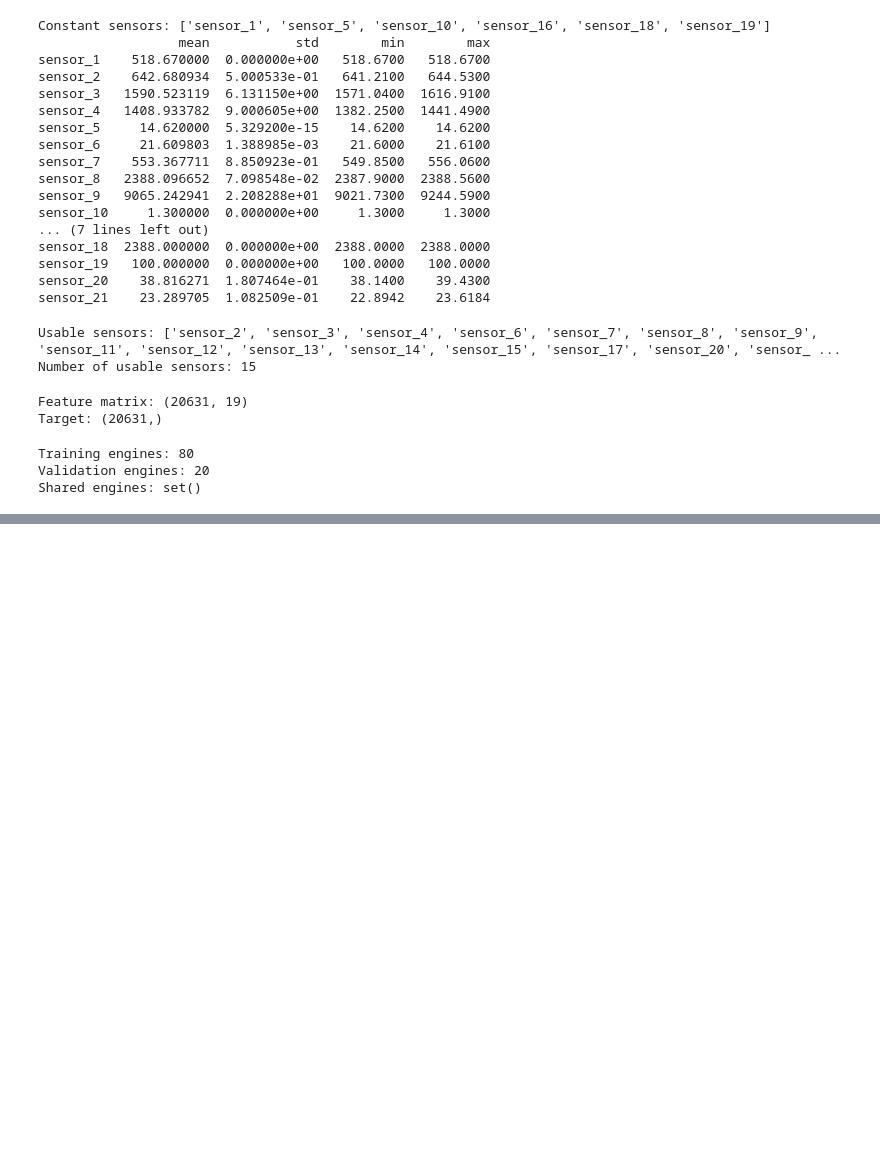
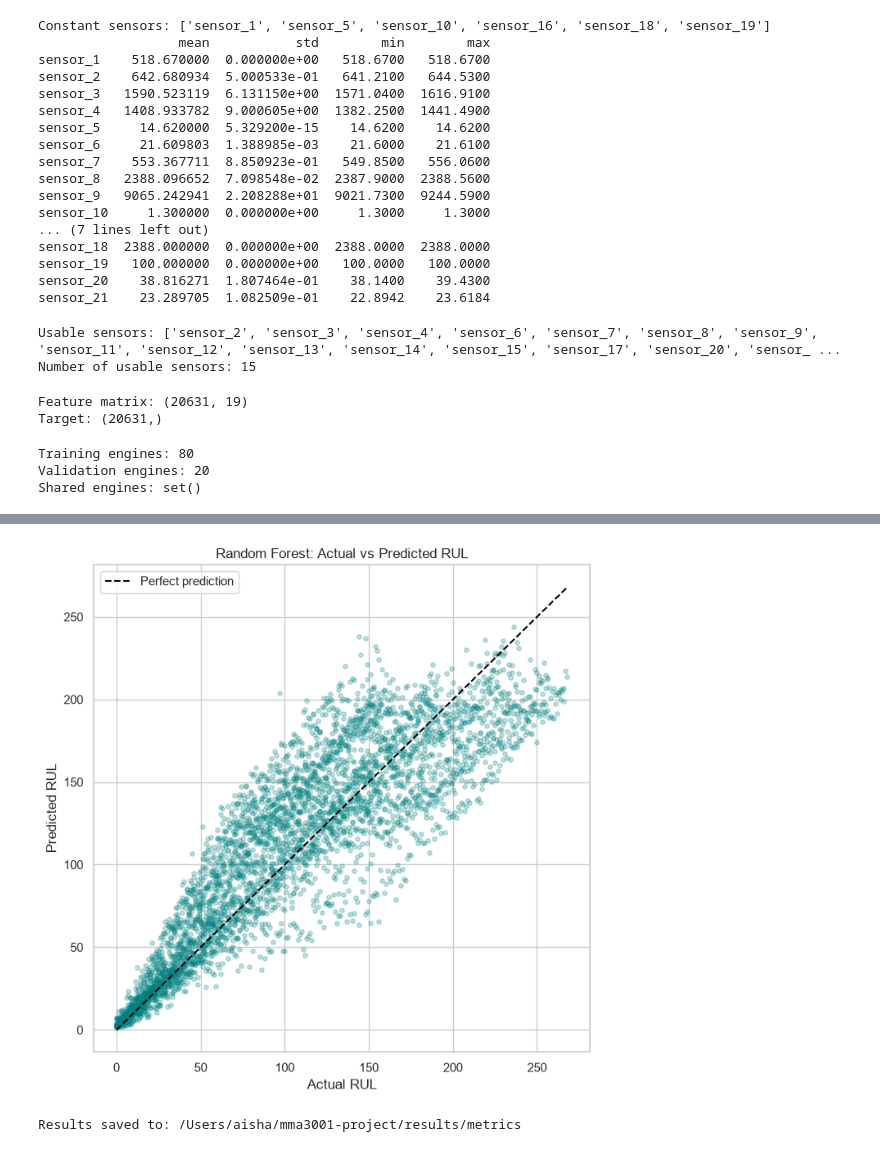
Before and after one commit to aishab-creator/mma3001-project, a Jupyter notebook: notebooks/01_fd001_baseline.ipynb, the cells around one changed output, grey strips where cells are left out. Cells and saved outputs as stored; diff of their text form; code cells hidden in the pictures; blank space fills up the shorter version.

```diff
--- a/notebooks/01_fd001_baseline.ipynb
+++ b/notebooks/01_fd001_baseline.ipynb
@@ -344,0 +445,56 @@ def evaluate_model(name, y_true, y_prediction):
+# %%
+plt.figure(figsize=(7, 7))
+
+plt.scatter(
+    y_validation,
+    forest_predictions,
+    alpha=0.25,
+    s=15,
+    color="teal"
+)
+
+minimum_value = min(
+    y_validation.min(),
+    forest_predictions.min()
+)
+
+maximum_value = max(
+    y_validation.max(),
+    forest_predictions.max()
+)
+
+plt.plot(
+    [minimum_value, maximum_value],
+    [minimum_value, maximum_value],
+    linestyle="--",
+    color="black",
+    label="Perfect prediction"
+)
+
+plt.xlabel("Actual RUL")
+plt.ylabel("Predicted RUL")
+plt.title("Random Forest: Actual vs Predicted RUL")
+plt.legend()
+plt.tight_layout()
+
+plt.savefig(
+    RESULTS_PATH / "random_forest_predictions.png",
+    dpi=300,
+    bbox_inches="tight"
+)
+
+plt.show()
+# %% [output]
+[figure, added]
+# %%
+metrics_path = PROJECT_ROOT / "results" / "metrics"
+metrics_path.mkdir(parents=True, exist_ok=True)
+
+results_table.to_csv(
+    metrics_path / "initial_model_results.csv",
+    index=False
+)
+
+print("Results saved to:", metrics_path)
+# %% [output]
+Results saved to: /Users/aisha/mma3001-project/results/metrics
```
Also changed, not shown: parts of 5 cells of this notebook.
